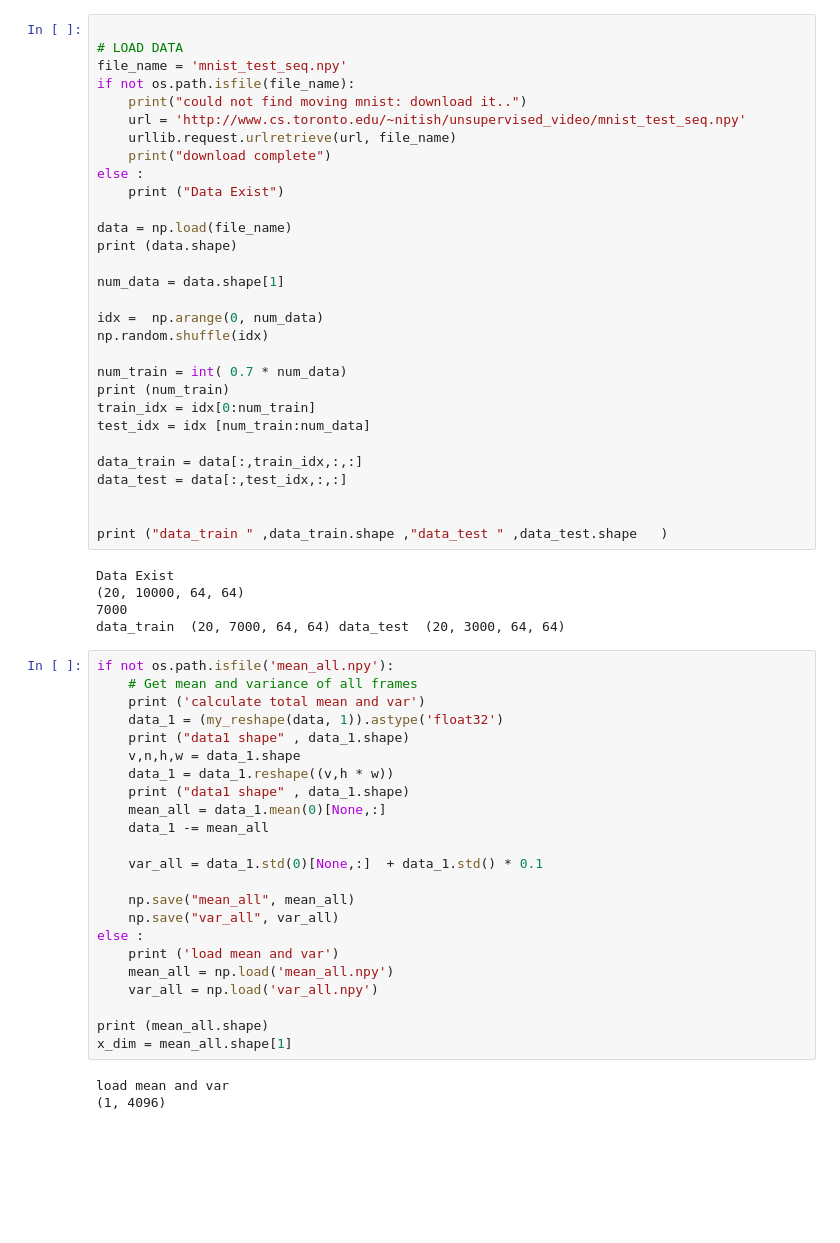
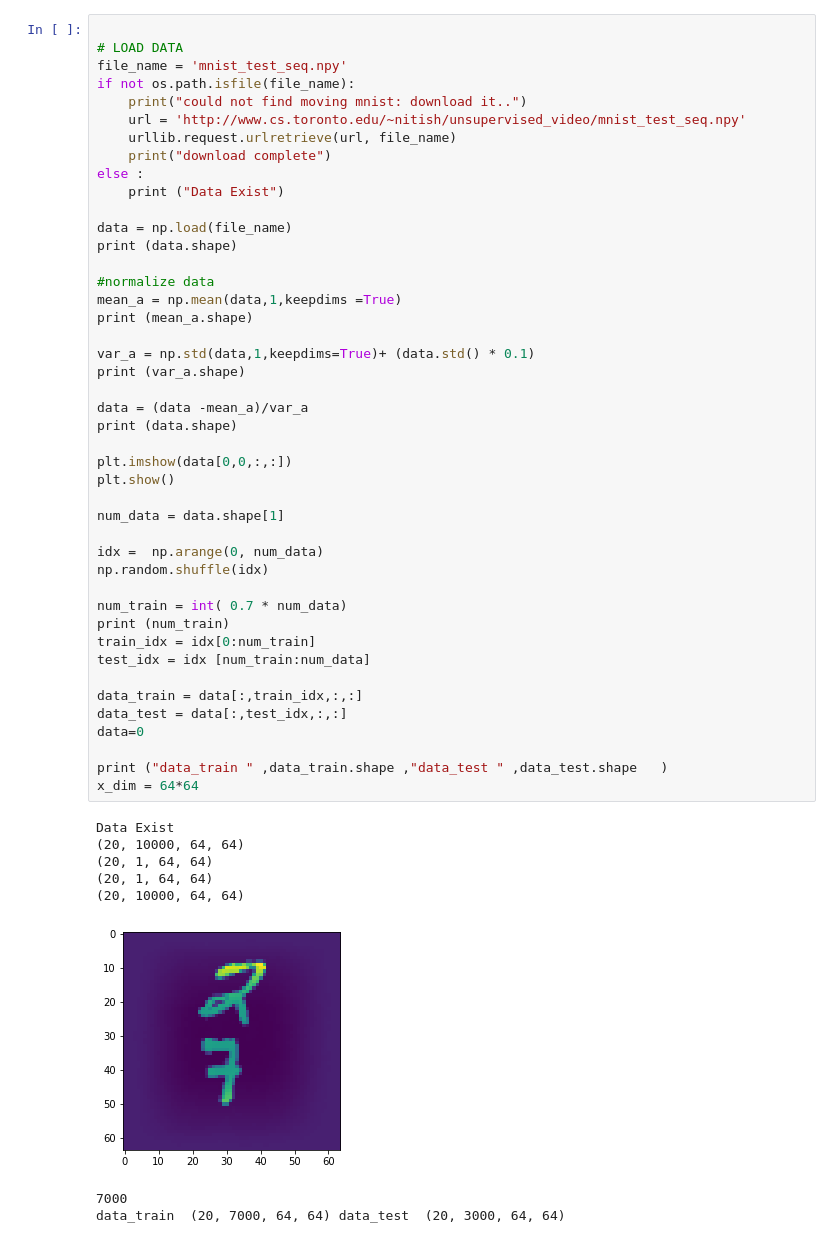
Before and after one commit to SabaaKiwan/gpulab, a Jupyter notebook: Grammer Cells/Grammer Cells-Copy1.ipynb, the cells around one changed output. Drawn from its saved outputs; the diff is of its cells as text; blank space fills up the shorter version.

```diff
--- a/Grammer Cells/Grammer Cells-Copy1.ipynb
+++ b/Grammer Cells/Grammer Cells-Copy1.ipynb
@@ -129,60 +133,52 @@ intialise log
 # LOAD DATA
 file_name = 'mnist_test_seq.npy'
 if not os.path.isfile(file_name):
     print("could not find moving mnist: download it..")
     url = 'http://www.cs.toronto.edu/~nitish/unsupervised_video/mnist_test_seq.npy'
     urllib.request.urlretrieve(url, file_name)
     print("download complete")
 else :
     print ("Data Exist")
 
 data = np.load(file_name)
 print (data.shape)
 
+#normalize data
+mean_a = np.mean(data,1,keepdims =True)
+print (mean_a.shape)
+
+var_a = np.std(data,1,keepdims=True)+ (data.std() * 0.1)
+print (var_a.shape)
+
+data = (data -mean_a)/var_a
+print (data.shape)
+
+plt.imshow(data[0,0,:,:])
+plt.show()
+
 num_data = data.shape[1]
 
 idx =  np.arange(0, num_data)
 np.random.shuffle(idx)
 
 num_train = int( 0.7 * num_data)
 print (num_train)
 train_idx = idx[0:num_train]
 test_idx = idx [num_train:num_data]
 
 data_train = data[:,train_idx,:,:]
 data_test = data[:,test_idx,:,:]
-
+data=0
 
 print ("data_train " ,data_train.shape ,"data_test " ,data_test.shape   )
+x_dim = 64*64
 # %% [output]
 Data Exist
 (20, 10000, 64, 64)
-7000
-data_train  (20, 7000, 64, 64) data_test  (20, 3000, 64, 64)
+(20, 1, 64, 64)
+(20, 1, 64, 64)
+(20, 10000, 64, 64)
+[figure, added]
+7000
+data_train  (20, 7000, 64, 64) data_test  (20, 3000, 64, 64)
-# %%
-if not os.path.isfile('mean_all.npy'):
-    # Get mean and variance of all frames
-    print ('calculate total mean and var')
-    data_1 = (my_reshape(data, 1)).astype('float32')
-    print ("data1 shape" , data_1.shape)
-    v,n,h,w = data_1.shape
-    data_1 = data_1.reshape((v,h * w))
-    print ("data1 shape" , data_1.shape)
-    mean_all = data_1.mean(0)[None,:]
-    data_1 -= mean_all
-
-    var_all = data_1.std(0)[None,:]  + data_1.std() * 0.1
-
-    np.save("mean_all", mean_all)
-    np.save("var_all", var_all)
-else :
-    print ('load mean and var')
-    mean_all = np.load('mean_all.npy')
-    var_all = np.load('var_all.npy')
-
-print (mean_all.shape)
-x_dim = mean_all.shape[1]
-# %% [output]
-load mean and var
-(1, 4096)
 # %%
```
Also changed, not shown: parts of 5 cells of this notebook, 2 other files.
